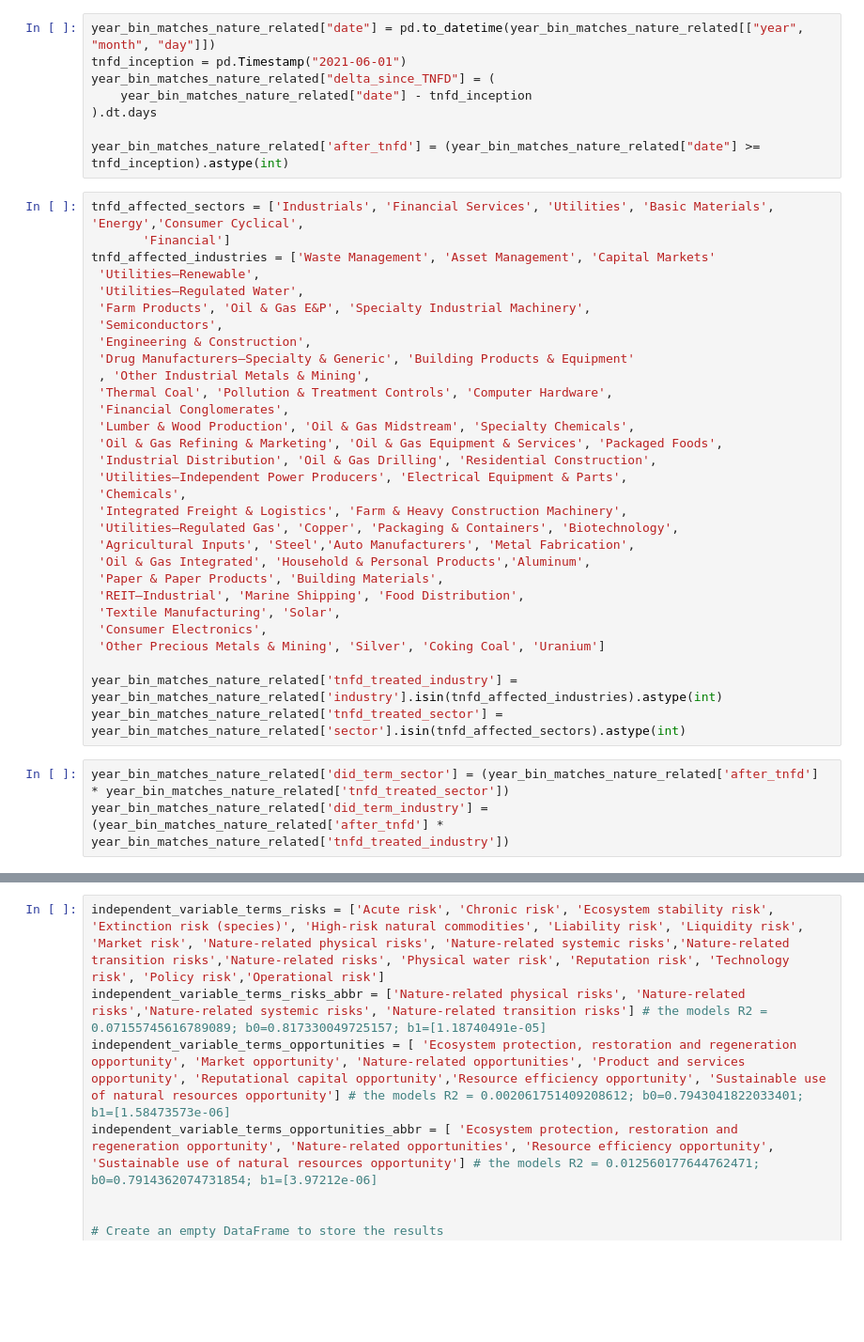
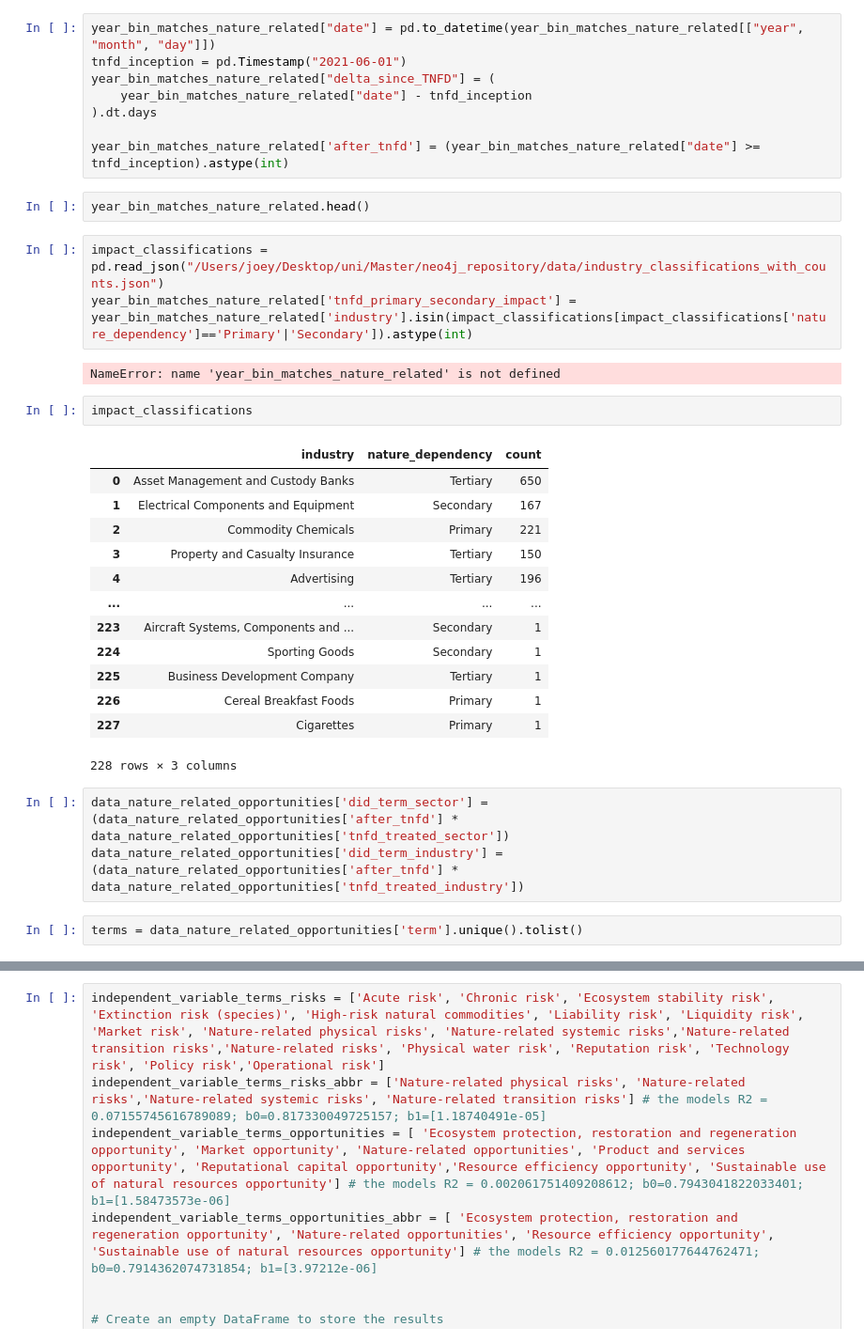
Before and after one commit to jkammering97/neo4j_repository, a Jupyter notebook: biodiversity_term_analysis.ipynb, the cells around one changed output, grey strips where cells are left out. Shown at 94% size. Cells and saved outputs as stored; diff of their text form; blank space fills up the shorter version.

Commit message:
updated data retrieval

```diff
--- a/biodiversity_term_analysis.ipynb
+++ b/biodiversity_term_analysis.ipynb
@@ -935,36 +1146,31 @@ year_bin_matches_nature_related["delta_since_TNFD"] = (
 ).dt.days
 
 year_bin_matches_nature_related['after_tnfd'] = (year_bin_matches_nature_related["date"] >= tnfd_inception).astype(int)
-# %%
-tnfd_affected_sectors = ['Industrials', 'Financial Services', 'Utilities', 'Basic Materials', 'Energy','Consumer Cyclical',
-       'Financial']
-tnfd_affected_industries = ['Waste Management', 'Asset Management', 'Capital Markets'
- 'Utilities—Renewable',
- 'Utilities—Regulated Water',
- 'Farm Products', 'Oil & Gas E&P', 'Specialty Industrial Machinery',
- 'Semiconductors',
- 'Engineering & Construction',
- 'Drug Manufacturers—Specialty & Generic', 'Building Products & Equipment'
- , 'Other Industrial Metals & Mining',
- 'Thermal Coal', 'Pollution & Treatment Controls', 'Computer Hardware',
- 'Financial Conglomerates',
- 'Lumber & Wood Production', 'Oil & Gas Midstream', 'Specialty Chemicals',
- 'Oil & Gas Refining & Marketing', 'Oil & Gas Equipment & Services', 'Packaged Foods',
- 'Industrial Distribution', 'Oil & Gas Drilling', 'Residential Construction',
- 'Utilities—Independent Power Producers', 'Electrical Equipment & Parts',
- 'Chemicals',
- 'Integrated Freight & Logistics', 'Farm & Heavy Construction Machinery',
- 'Utilities—Regulated Gas', 'Copper', 'Packaging & Containers', 'Biotechnology',
- 'Agricultural Inputs', 'Steel','Auto Manufacturers', 'Metal Fabrication',
- 'Oil & Gas Integrated', 'Household & Personal Products','Aluminum',
- 'Paper & Paper Products', 'Building Materials',
- 'REIT—Industrial', 'Marine Shipping', 'Food Distribution',
- 'Textile Manufacturing', 'Solar',
- 'Consumer Electronics',
- 'Other Precious Metals & Mining', 'Silver', 'Coking Coal', 'Uranium']
-
-year_bin_matches_nature_related['tnfd_treated_industry'] = year_bin_matches_nature_related['industry'].isin(tnfd_affected_industries).astype(int)
-year_bin_matches_nature_related['tnfd_treated_sector'] = year_bin_matches_nature_related['sector'].isin(tnfd_affected_sectors).astype(int)
+# %%
+year_bin_matches_nature_related.head()
+# %%
+impact_classifications = pd.read_json("/Users/joey/Desktop/uni/Master/neo4j_repository/data/industry_classifications_with_counts.json")
+year_bin_matches_nature_related['tnfd_primary_secondary_impact'] = year_bin_matches_nature_related['industry'].isin(impact_classifications[impact_classifications['nature_dependency']=='Primary'|'Secondary']).astype(int)
+# %% [output]
+NameError: name 'year_bin_matches_nature_related' is not defined
+# %%
+impact_classifications
+# %% [output]
+|  | industry | nature_dependency | count |
+| 0 | Asset Management and Custody Banks | Tertiary | 650 |
+| 1 | Electrical Components and Equipment | Secondary | 167 |
+| 2 | Commodity Chemicals | Primary | 221 |
+| 3 | Property and Casualty Insurance | Tertiary | 150 |
+| 4 | Advertising | Tertiary | 196 |
+| ... | ... | ... | ... |
+| 223 | Aircraft Systems, Components and ... | Secondary | 1 |
+| 224 | Sporting Goods | Secondary | 1 |
+| 225 | Business Development Company | Tertiary | 1 |
+| 226 | Cereal Breakfast Foods | Primary | 1 |
+| 227 | Cigarettes | Primary | 1 |
+228 rows × 3 columns
 # %%
-year_bin_matches_nature_related['did_term_sector'] = (year_bin_matches_nature_related['after_tnfd'] * year_bin_matches_nature_related['tnfd_treated_sector'])
-year_bin_matches_nature_related['did_term_industry'] = (year_bin_matches_nature_related['after_tnfd'] * year_bin_matches_nature_related['tnfd_treated_industry'])
+data_nature_related_opportunities['did_term_sector'] = (data_nature_related_opportunities['after_tnfd'] * data_nature_related_opportunities['tnfd_treated_sector'])
+data_nature_related_opportunities['did_term_industry'] = (data_nature_related_opportunities['after_tnfd'] * data_nature_related_opportunities['tnfd_treated_industry'])
+# %%
+terms = data_nature_related_opportunities['term'].unique().tolist()
```
Also changed, not shown: parts of 45 cells of this notebook, 2 other files.
